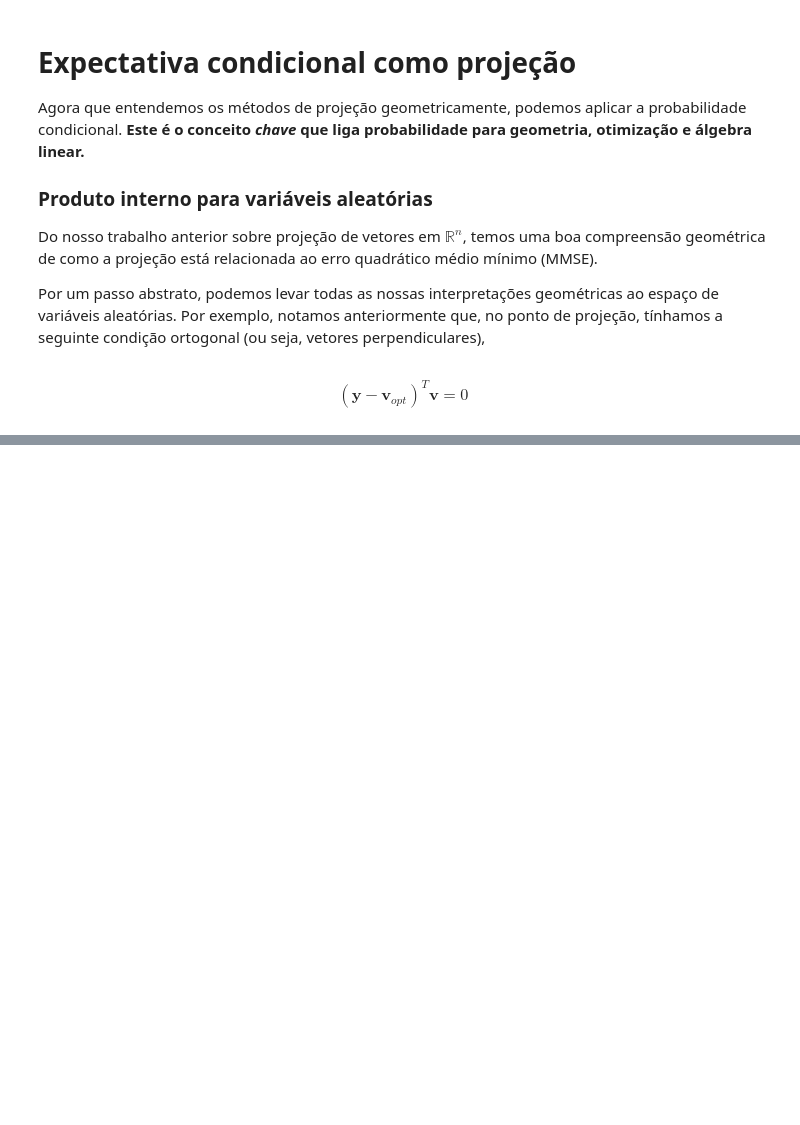
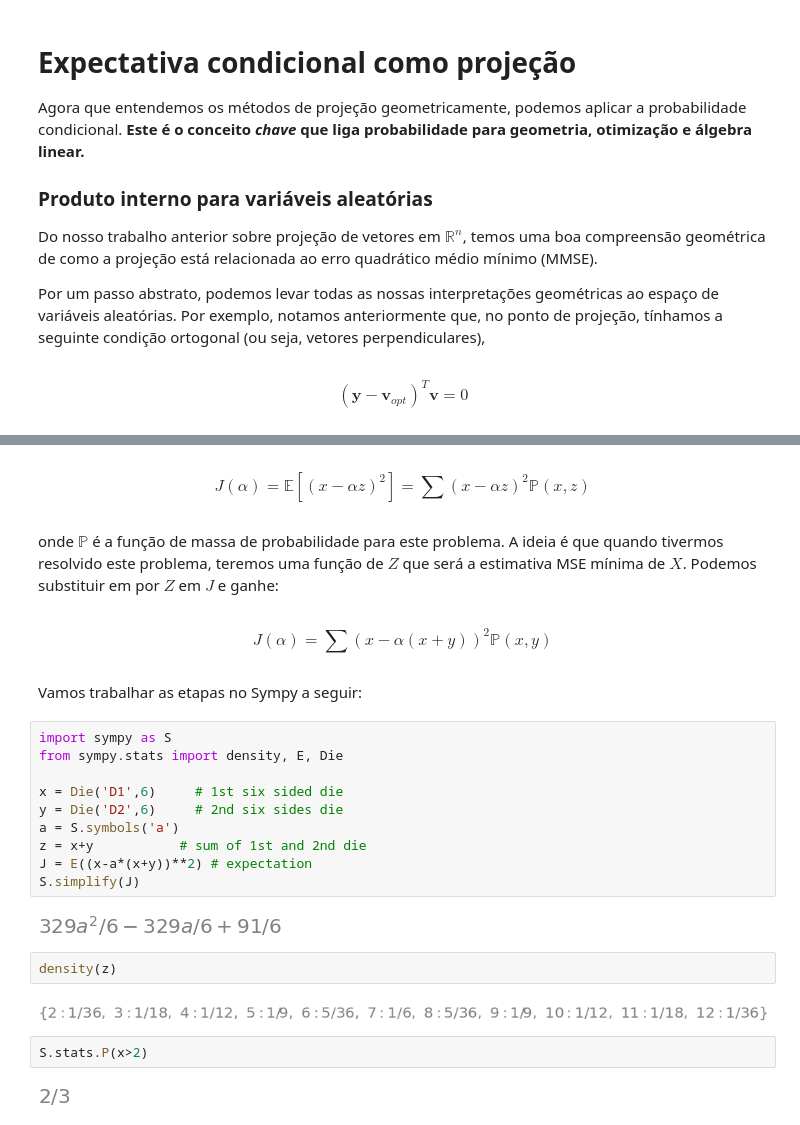
Before and after one commit to VF-Ferrari/Python, a Jupyter notebook: Aula 6 - Probabilidade 1.ipynb, the cells around one changed output, grey strips where cells are left out. Saved outputs shown, nothing was run; the diff lists cells and outputs as text; blank space fills up the shorter version.

```diff
--- a/Aula 6 - Probabilidade 1.ipynb
+++ b/Aula 6 - Probabilidade 1.ipynb
@@ -1623,0 +2043,35 @@ $$
+# %% [markdown]
+$$
+J(\alpha) = \mathbb{E}[( x - \alpha z )^2] = \sum ( x - \alpha z )^2 \mathbb{P}(x,z)
+$$
+# %% [markdown]
+onde $\mathbb{P}$ é a função de massa de probabilidade para este problema.
+A ideia é que quando tivermos resolvido este problema, teremos uma função de
+$Z$ que será a estimativa MSE mínima de $X$. Podemos substituir em
+por $Z$ em $J$ e ganhe:
+# %% [markdown]
+$$
+J(\alpha) = \sum ( x - \alpha (x+y) )^2 \mathbb{P}(x,y)
+$$
+# %% [markdown]
+Vamos trabalhar as etapas no Sympy a seguir:
+# %%
+import sympy as S
+from sympy.stats import density, E, Die
+
+x = Die('D1',6)     # 1st six sided die
+y = Die('D2',6)     # 2nd six sides die
+a = S.symbols('a')
+z = x+y           # sum of 1st and 2nd die
+J = E((x-a*(x+y))**2) # expectation
+S.simplify(J)
+# %% [output]
+[figure, added]
+# %%
+density(z)
+# %% [output]
+[figure, added]
+# %%
+S.stats.P(x>2)
+# %% [output]
+[figure, added]
```
Also changed, not shown: parts of 205 cells of this notebook, 1 other file.
